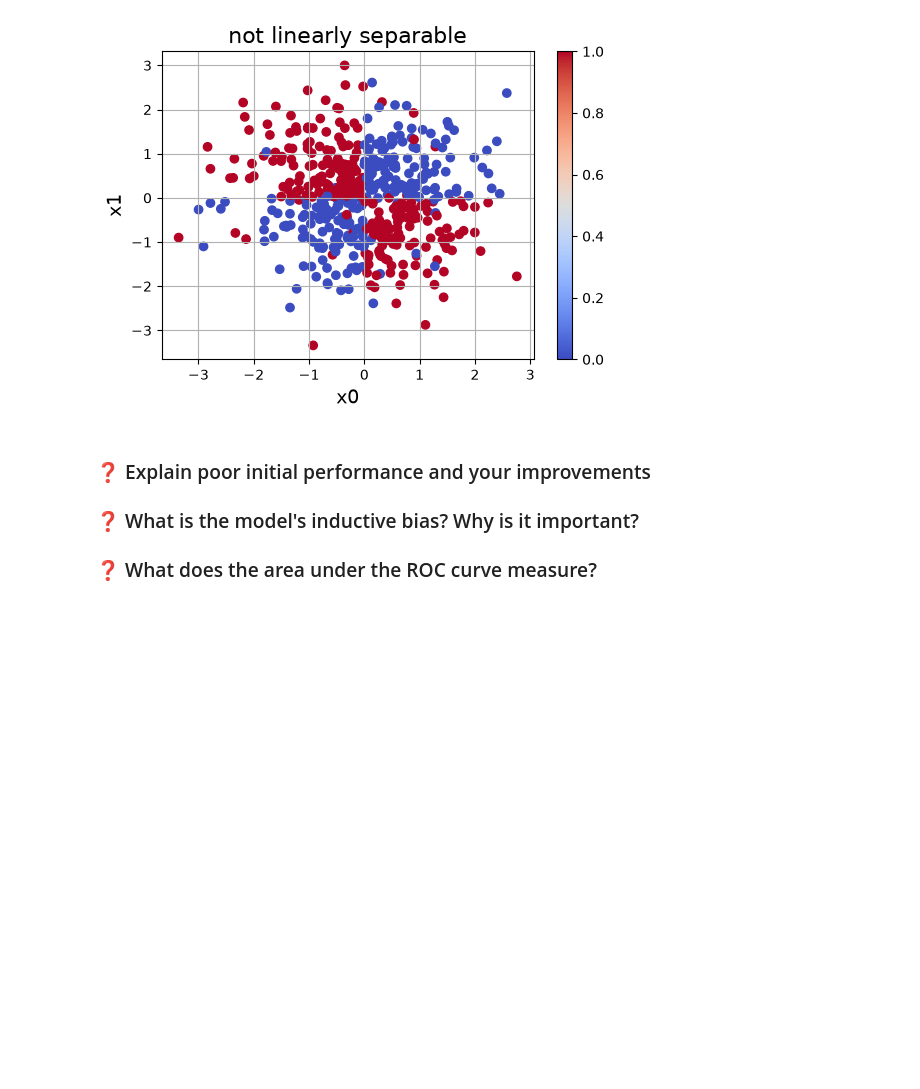
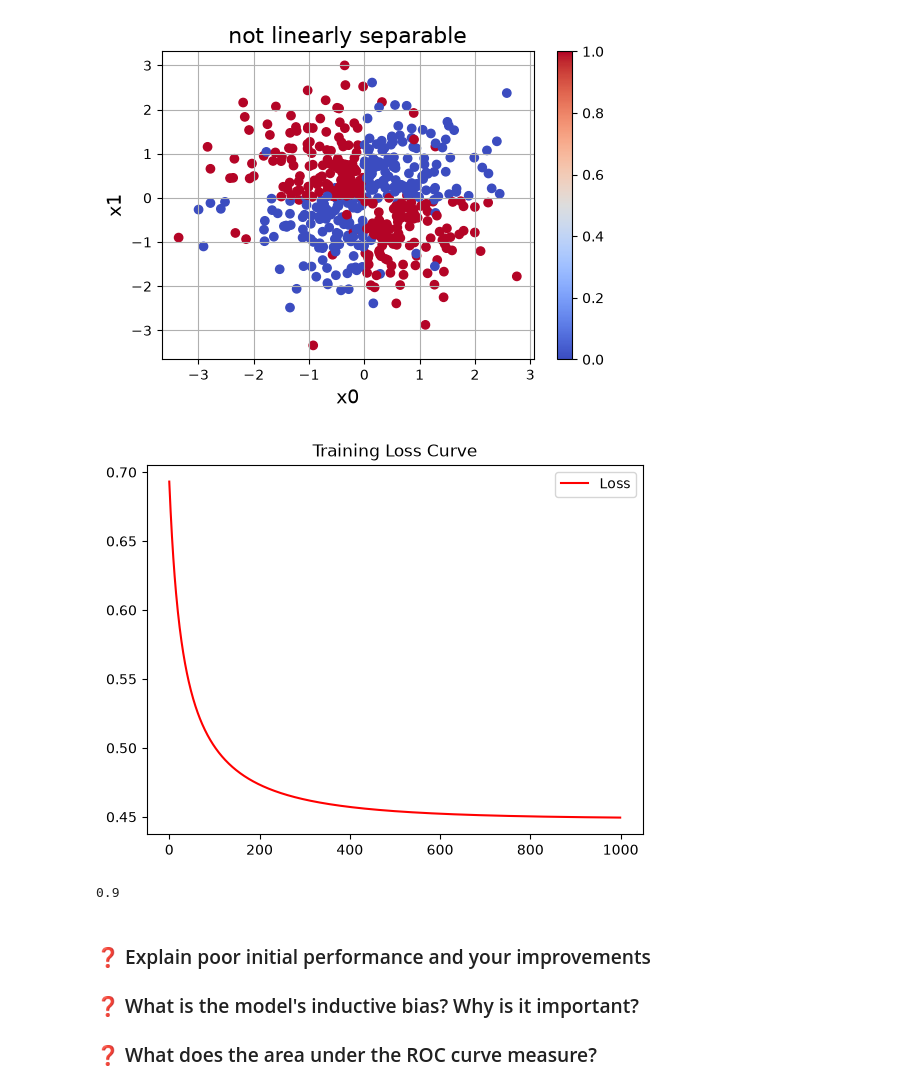
Before and after one commit to Jostrod/TDT4172, a Jupyter notebook: Assignment1/problem.ipynb, the cells around one changed output. Cells and saved outputs as stored; diff of their text form; code cells hidden in the pictures; blank space fills up the shorter version.

```diff
--- a/Assignment1/problem.ipynb
+++ b/Assignment1/problem.ipynb
@@ -192,3 +182,52 @@ log_reg.fit()
+# %%
+test['x2'] = test['x0'] * test['x1']
+train['x2'] = train['x0'] * train['x1']
+
+X_train = train[['x0', 'x1', 'x2']].to_numpy()
+y_train = train['y'].to_numpy()
+
+X_test = test[['x0', 'x1', 'x2']].to_numpy()
+y_test = test['y'].to_numpy()
+
+
+# Plot Loss curve
+iterations = 1000
+lr = 0.01
+log_reg = LogisticRegression(lr=lr, n_iterations=iterations)
+
+log_reg.fit(X_train, y_train)
+
+error_list = np.arange(0, i, 1)
+plt.title("Training Loss Curve")
+plt.plot(log_reg.cost_list ,c="red", label="Loss")
+plt.legend()
+plt.show()
+
+# Classification accuracy
+
+# Steg 1 - Regn ut rå testdata (z) - bruk X_test i stedet for X_train
+
+# Steg 2 - Send z igjennom sigmoid
+
+# Steg 3 - Gjør som sannsynlighetene til klasse-prediksjoner
+prediction = log_reg.predict(X_test)
+
+# Steg 4 - Sammenlig prediksjoner med fasit i y_test, for hvert punk sjekkes om prediksjonen stemmer med faktisk klasse
+
+correct_predictions = 0
+
+for i in range(X_test.shape[0]):
+    if(prediction[i] == y_test[i]):
+        correct_predictions += 1
+
+
+# Steg 5 - Tell opp hvor mange av prediksjonene som stemte og del det på totale antallet punkter i testsettet
+
+accuracy = correct_predictions / X_test.shape[0]
+print(accuracy)
+# %% [output]
+[figure, added]
+0.9
 # %% [markdown]
 ### ❓ Explain poor initial performance and your improvements
 
```
Also changed, not shown: parts of 5 cells of this notebook, 1 other file.
